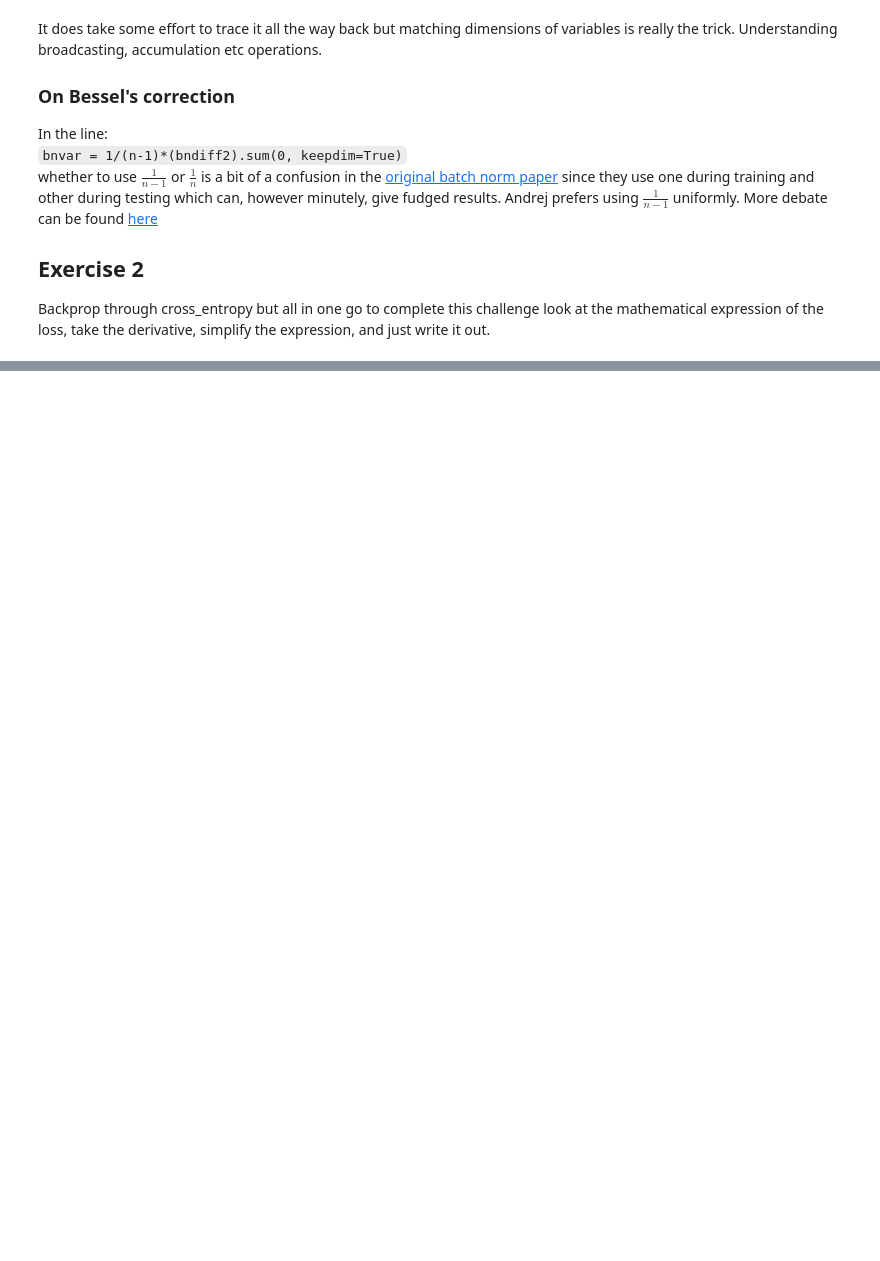
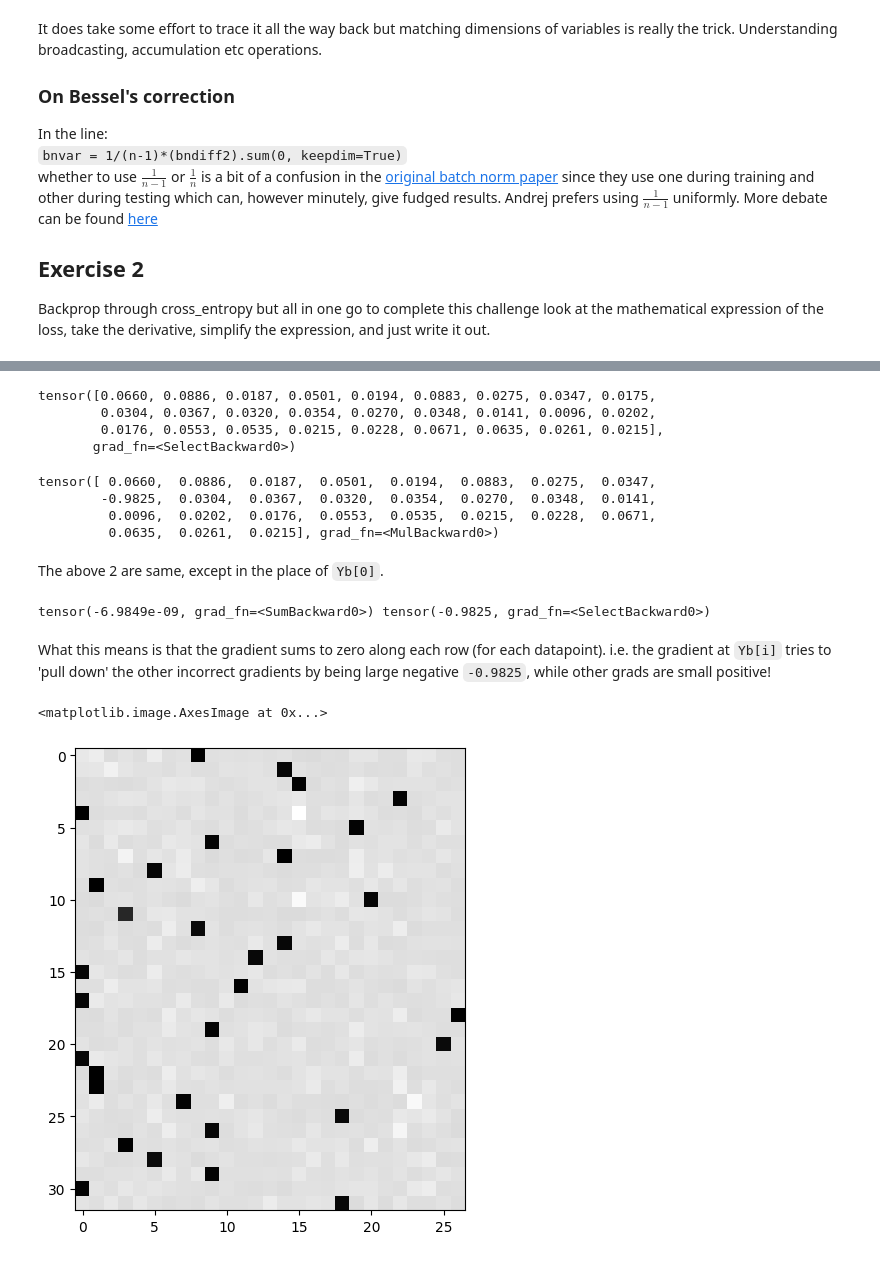
Before and after one commit to Anup710/calm-notebooks, a Jupyter notebook: Karpathy/Makemore/MLP3-BackpropNinja/nb1.ipynb, the cells around one changed output, grey strips where cells are left out. Drawn from its saved outputs; the diff is of its cells as text; code cells hidden in the pictures; blank space fills up the shorter version.

```diff
--- a/Karpathy/Makemore/MLP3-BackpropNinja/nb1.ipynb
+++ b/Karpathy/Makemore/MLP3-BackpropNinja/nb1.ipynb
@@ -378,0 +362,29 @@ logits          | exact: False | approximate: True  | maxdiff: 9.080395102500916
+# %%
+F.softmax(logits, 1)[0]
+# %% [output]
+tensor([0.0660, 0.0886, 0.0187, 0.0501, 0.0194, 0.0883, 0.0275, 0.0347, 0.0175,
+        0.0304, 0.0367, 0.0320, 0.0354, 0.0270, 0.0348, 0.0141, 0.0096, 0.0202,
+        0.0176, 0.0553, 0.0535, 0.0215, 0.0228, 0.0671, 0.0635, 0.0261, 0.0215],
+       grad_fn=<SelectBackward0>)
+# %%
+dlogits[0]*n
+# %% [output]
+tensor([ 0.0660,  0.0886,  0.0187,  0.0501,  0.0194,  0.0883,  0.0275,  0.0347,
+        -0.9825,  0.0304,  0.0367,  0.0320,  0.0354,  0.0270,  0.0348,  0.0141,
+         0.0096,  0.0202,  0.0176,  0.0553,  0.0535,  0.0215,  0.0228,  0.0671,
+         0.0635,  0.0261,  0.0215], grad_fn=<MulBackward0>)
+# %% [markdown]
+The above 2 are same, except in the place of `Yb[0]`.
+# %%
+print(dlogits[0].sum(),              # 0
+      ( dlogits[0]*n)[Yb[0]] )
+# %% [output]
+tensor(-6.9849e-09, grad_fn=<SumBackward0>) tensor(-0.9825, grad_fn=<SelectBackward0>)
+# %% [markdown]
+What this means is that the gradient sums to zero along each row (for each datapoint). i.e. the gradient at `Yb[i]` tries to 'pull down' the other incorrect gradients by being large negative `-0.9825`, while other grads are small positive!
+# %%
+plt.figure(figsize=(6,6))
+plt.imshow(dlogits.detach(), cmap='gray')
+# %% [output]
+<matplotlib.image.AxesImage at 0x...>
+[figure, added]
```
Also changed, not shown: parts of 21 cells of this notebook, 2 other files.
